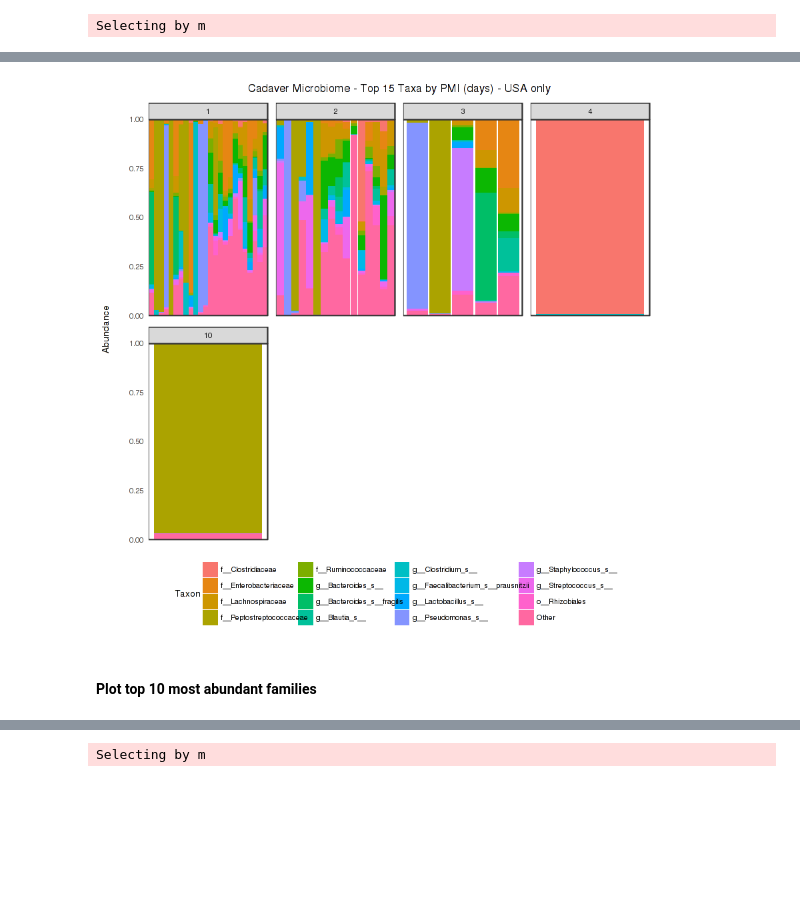
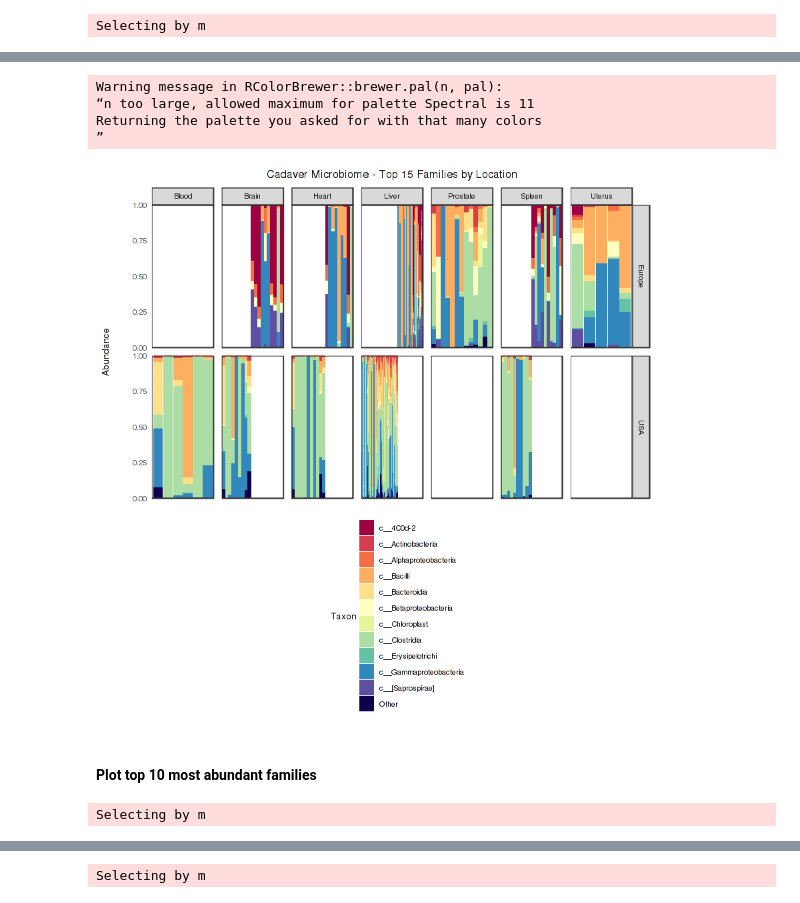
Before and after one commit to hollylutz/CadaverMP, a Jupyter notebook: All_cohorts.ipynb, the cells around one changed output, grey strips where cells are left out. Drawn from its saved outputs; the diff is of its cells as text; code cells hidden in the pictures; blank space fills up the shorter version.

```diff
--- a/All_cohorts.ipynb
+++ b/All_cohorts.ipynb
@@ -463,5 +538,5 @@ p10
 # %% [markdown]
 ### Betadiversity
 # %%
-cadaver.df = data.frame(sample_data(cadaver))
+cadaver_5k.df = data.frame(sample_data(cadaver_5k))
 # %%
@@ -717,2 +993,5 @@ cadaver.mdf = psmelt(cadaver)
+# %%
+cadaver5k.mdf = psmelt(cadaver_5k)
+#export and add TaxID column (concatenated ranks for specific ID)
 # %%
-write.csv(cadaver.mdf, "/group/gilbert-lab/Lutz/Cadaver/phyloseq_files_30June2018/cadaver.mdf.csv")
+cadaver5k.mdf = read.csv("/group/gilbert-lab/Lutz/Cadaver/All_cohorts/cadaver5k.mdf.csv")
@@ -756,29 +998,29 @@ colnames(cadaver.fin.mdf)
 # %% [markdown]
 #### Plot top taxa
 # %%
-N = 15
+N = 11
 
-topN = cadaver.usa.mdf %>%
-    group_by(TaxID) %>%
+topN = cadaver5k.mdf %>%
+    group_by(Rank3) %>%
     summarize(Abundance = sum(Abundance)) %>%
-    group_by(TaxID) %>%
+    group_by(Rank3) %>%
     summarize(m = mean(Abundance)) %>%
     top_n(N) %>%
     arrange(desc(m)) %>%
-    magrittr::extract2("TaxID")
+    magrittr::extract2("Rank3")
 
-mdf.other = cadaver.usa.mdf %>%
-    mutate(TaxID.other = ifelse(TaxID %in% topN, as.character(TaxID), "Other")) %>%
-    group_by(Sample, TaxID.other, PMI_days) %>%
+mdf.other = cadaver5k.mdf %>%
+    mutate(Rank3.other = ifelse(Rank3 %in% topN, as.character(Rank3), "Other")) %>%
+    group_by(Sample, Rank3.other, Organ, Nation) %>%
     summarize(Abundance = sum(Abundance)) %>%
     arrange(Abundance)
 
 mdf.summary = mdf.other %>%
-    group_by(TaxID.other, PMI_days) %>%
+    group_by(Rank3.other, Organ) %>%
     summarise(avg = mean(Abundance),
               sd = sd(Abundance),
               sem = sd/sqrt(length(Abundance)),
               proportion = round(avg*100,2)) %>%
-    arrange((TaxID.other))
+    arrange((Rank3.other))
 # %% [output]
 Selecting by m
@@ -785,35 +1064,66 @@ Selecting by m
 # %%
 #mdf.other$Location <- factor(mdf.other$Location)
 
-p = ggplot(mdf.other, aes(x=Sample, y = Abundance, fill = TaxID.other)) +
+p = ggplot(mdf.other, aes(x=Sample, y = Abundance, fill = Rank3.other)) +
     geom_bar(stat="identity") +
-    scale_y_continuous(expand = c(0,0)) #+
-    #scale_fill_brewer(palette = "Spectral", na.value= "#0E024C", direction=1)
+    scale_y_continuous(expand = c(0,0)) +
+    scale_fill_brewer(palette = "Spectral", na.value= "#0E024C")
 
-p = p + guides(fill = guide_legend(title = "Taxon", ncol = 5, keywidth = 1, keyheight = 1))
+p = p + guides(fill = guide_legend(title = "Taxon", ncol = 1, keywidth = 1, keyheight = 1))
 
 p = p + theme_bw() + theme(panel.grid.major = element_blank(),
               axis.title.y=element_text(margin=margin(0,20,0,0)),
               plot.title = element_text(hjust = 0.5),
               text=element_text(size=8, color="black",family="Times New Roman"),
               panel.grid.minor = element_blank(),
               axis.text.x = element_blank(),
               axis.ticks = element_blank(),
-              legend.key.size = unit(1, "mm"),
-              legend.spacing.x = unit(3,"in"),
+              #legend.key.size = unit(1, "mm"),
+              #legend.spacing.x = unit(3,"in"),
               legend.position = "bottom",
               legend.key.width = unit(0.5, "mm"),
               axis.title.x=element_blank(),
               panel.spacing = unit(.5, "lines"))
 
-p = p + ggtitle("Cadaver Microbiome - Top 15 Taxa by PMI (days) - USA only")
+p = p + ggtitle("Cadaver Microbiome - Top 15 Families by Location")
 
-p = p + facet_wrap(~PMI_days, scales = "free_x", ncol = 4)
+#p = p + facet_wrap(~Location, scales = "free_x", ncol = 4)
 
-#p = p + facet_grid(The.manner.of.death ~ Sex, scales = "free_x")
+p = p + facet_grid(Nation ~ Organ, scales = "free_x")
 
 p
 # %% [output]
+Warning message in RColorBrewer::brewer.pal(n, pal):
+“n too large, allowed maximum for palette Spectral is 11
+Returning the palette you asked for with that many colors
+”
-[figure, old version]
+[figure, new version]
 # %% [markdown]
 #### Plot top 10 most abundant families
+# %%
+N = 11
+
+topN = cadaver5k.mdf %>%
+    group_by(Rank6) %>%
+    summarize(Abundance = sum(Abundance)) %>%
+    group_by(Rank6) %>%
+    summarize(m = mean(Abundance)) %>%
+    top_n(N) %>%
+    arrange(desc(m)) %>%
+    magrittr::extract2("Rank6")
+
+mdf.other = cadaver5k.mdf %>%
+    mutate(Rank6.other = ifelse(Rank6 %in% topN, as.character(Rank6), "Other")) %>%
+    group_by(Sample, Rank6.other, Sex, bmi_category) %>%
+    summarize(Abundance = sum(Abundance)) %>%
+    arrange(Abundance)
+
+mdf.summary = mdf.other %>%
+    group_by(Rank6.other, Sex, bmi_category) %>%
+    summarise(avg = mean(Abundance),
+              sd = sd(Abundance),
+              sem = sd/sqrt(length(Abundance)),
+              proportion = round(avg*100,2)) %>%
+    arrange((Rank6.other))
+# %% [output]
+Selecting by m
```
Also changed, not shown: parts of 74 cells of this notebook.
